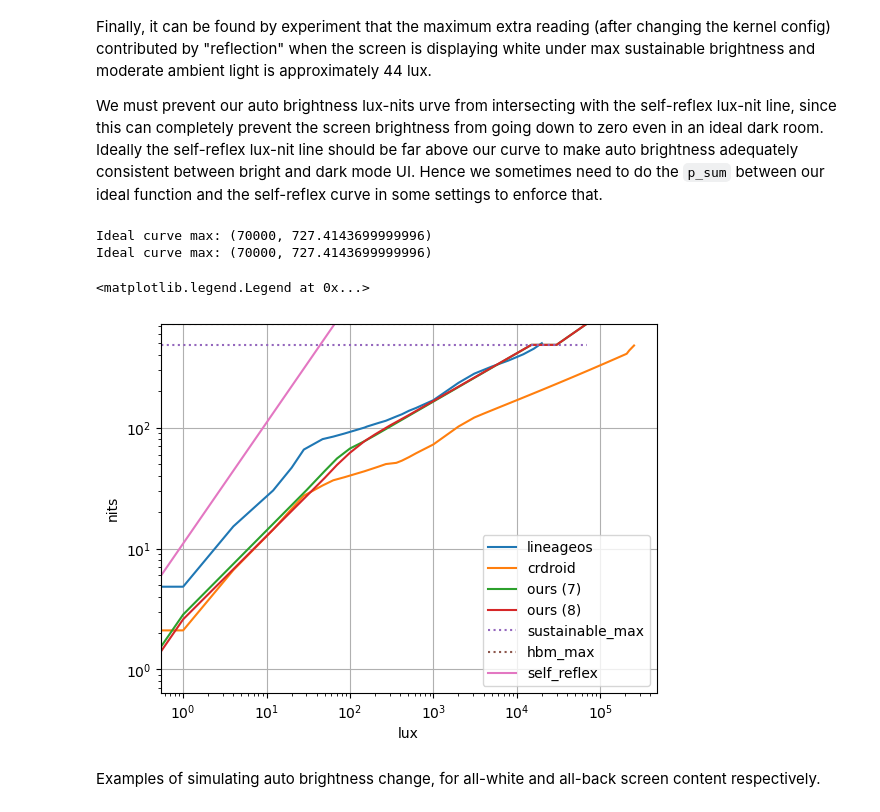
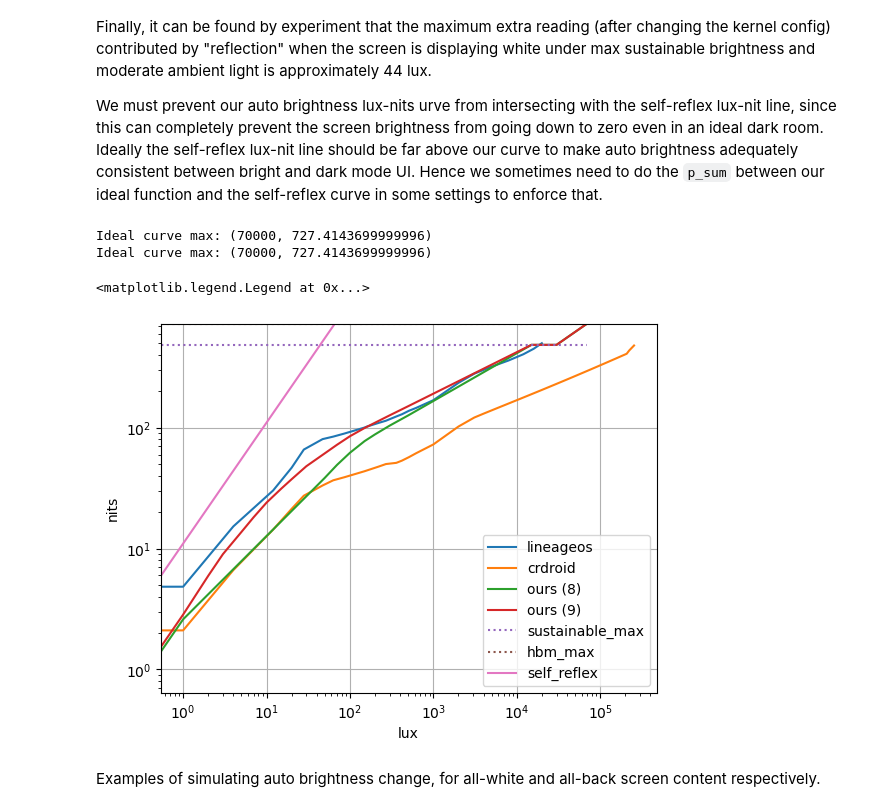
Before and after one commit to yezhiyi9670-aosp-forks/shared-android_device_oneplus_lemonades, a Jupyter notebook: docs/brightness_remap_calculations/calc.ipynb, the cells around one changed output. Saved outputs shown, nothing was run; the diff lists cells and outputs as text; code cells hidden in the pictures.

Commit message:
lemonades: Auto-brightness curve edits (9)

```diff
--- a/docs/brightness_remap_calculations/calc.ipynb
+++ b/docs/brightness_remap_calculations/calc.ipynb
@@ -393,26 +393,6 @@ def curve_topoff(xs, ys, max_y, keep_tail = False):
 plt.plot(los_auto_luxs, los_auto_nits, label='lineageos')
 plt.plot(crd_auto_luxs, crd_auto_nits, label='crdroid')
 
-# 7 (2026-08-20)
-auto_luxs, auto_nits = make_auto_brightness_map(lambda v:
-    log_piecewise_linear(
-        v,
-        0.1,
-        (1, key_nits[I_STOCK_MIN]),
-        (80, 60),
-        (15000, key_nits[I_SUSTAINABLE_MAX] * .9999),
-    ) if v <= 15000 else
-    key_nits[I_SUSTAINABLE_MAX] * .9999 if v < 30000 else
-    log_piecewise_linear(
-        v,
-        0.1,
-        (30000, key_nits[I_SUSTAINABLE_MAX]),
-        (70000, key_nits[I_HBM_MAX]),
-    )
-)
-plt.plot(auto_luxs, auto_nits, label='ours (7)')
-print(f'Ideal curve max: ({max(*auto_luxs)}, {max(*auto_nits)})')
-
 # 8 (2026-08-29)
 auto_luxs, auto_nits = make_auto_brightness_map(lambda v:
     log_piecewise_linear(
@@ -422,34 +402,58 @@ auto_luxs, auto_nits = make_auto_brightness_map(lambda v:
         (100, 62),
         (200, 88),
         (15000, key_nits[I_SUSTAINABLE_MAX] * .9999),
     ) if v <= 15000 else
     key_nits[I_SUSTAINABLE_MAX] * .9999 if v < 30000 else
     log_piecewise_linear(
         v,
         0.1,
         (30000, key_nits[I_SUSTAINABLE_MAX]),
         (70000, key_nits[I_HBM_MAX]),
     )
 )
 plt.plot(auto_luxs, auto_nits, label='ours (8)')
 print(f'Ideal curve max: ({max(*auto_luxs)}, {max(*auto_nits)})')
 
+# 9 (2026-09-13)
+auto_luxs, auto_nits = make_auto_brightness_map(lambda v:
+    log_piecewise_linear(
+        v,
+        0.09,
+        (1, key_nits[I_STOCK_MIN]),
+        (3, 9),
+        (10, 24),
+        (30, 48),
+        (100, 85),
+        (200, 110),
+        (15000, key_nits[I_SUSTAINABLE_MAX] * .9999),
+    ) if v <= 15000 else
+    key_nits[I_SUSTAINABLE_MAX] * .9999 if v < 30000 else
+    log_piecewise_linear(
+        v,
+        0.1,
+        (30000, key_nits[I_SUSTAINABLE_MAX]),
+        (70000, key_nits[I_HBM_MAX]),
+    )
+)
+plt.plot(auto_luxs, auto_nits, label='ours (9)')
+print(f'Ideal curve max: ({max(*auto_luxs)}, {max(*auto_nits)})')
+
 plt.plot(auto_luxs, [ key_nits[I_SUSTAINABLE_MAX] for v in auto_luxs ], label='sustainable_max', linestyle='dotted')
 plt.plot(auto_luxs, [ key_nits[I_HBM_MAX] for v in auto_luxs ], label='hbm_max', linestyle='dotted')
 plt.xscale('log')
 plt.yscale('log')
 plt.xlabel('lux')
 plt.ylabel('nits')
 plt.ylim(0, key_nits[I_HBM_MAX])
 
 plt.plot(*make_auto_brightness_map(self_reflex_lux_to_nit), label='self_reflex')
 plt.grid()
 plt.legend()
 # %% [output]
 Ideal curve max: (70000, 727.4143699999996)
 Ideal curve max: (70000, 727.4143699999996)
 <matplotlib.legend.Legend at 0x...>
-[figure, old version]
+[figure, new version]
 # %% [markdown]
 Examples of simulating auto brightness change, for all-white and all-back screen content respectively.
 # %%
```
Also changed, not shown: parts of 3 cells of this notebook, 2 other files.
